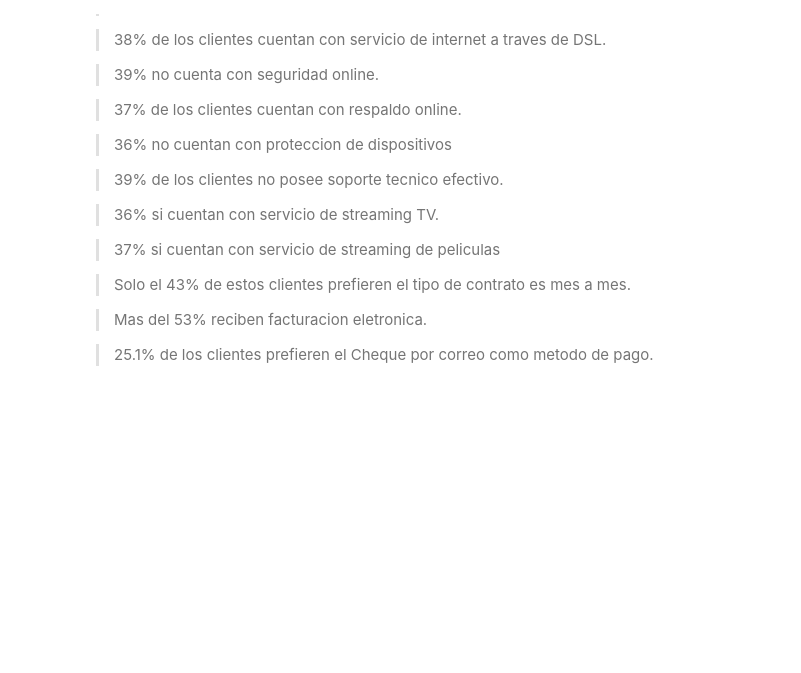
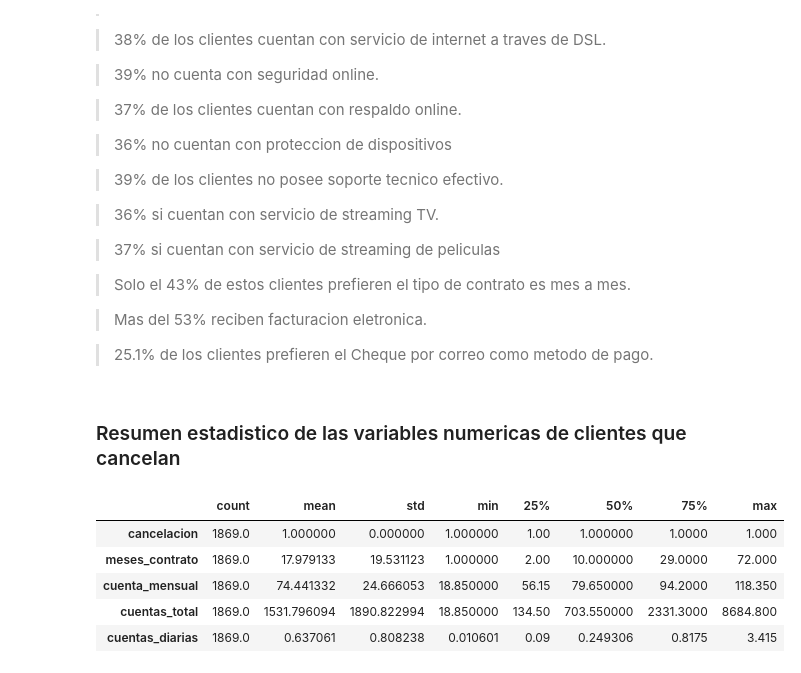
Before and after one commit to jbernalg/challenge_TelecomX, a Jupyter notebook: challenge_telecomx.ipynb, the cells around one changed output. Drawn from its saved outputs; the diff is of its cells as text; code cells hidden in the pictures; blank space fills up the shorter version.

Commit message:
resumen estadistico de clientes que cancelan

```diff
--- a/challenge_telecomx.ipynb
+++ b/challenge_telecomx.ipynb
@@ -796,3 +796,16 @@ df_c_Nocancelaron
 > Mas del 53% reciben facturacion eletronica.
 
 > 25.1% de los clientes prefieren el Cheque por correo como metodo de pago.
+# %% [markdown]
+### Resumen estadistico de las variables numericas de clientes que cancelan
+# %%
+df_n_cancelan = df_exp[df_exp['cancelacion'] == 1]
+df_n_cancelan = df_n_cancelan.describe()
+df_n_cancelan.T
+# %% [output]
+|  | count | mean | std | min | 25% | 50% | 75% | max |
+| cancelacion | 1869.0 | 1.000000 | 0.000000 | 1.000000 | 1.00 | 1.000000 | 1.0000 | 1.000 |
+| meses_contrato | 1869.0 | 17.979133 | 19.531123 | 1.000000 | 2.00 | 10.000000 | 29.0000 | 72.000 |
+| cuenta_mensual | 1869.0 | 74.441332 | 24.666053 | 18.850000 | 56.15 | 79.650000 | 94.2000 | 118.350 |
+| cuentas_total | 1869.0 | 1531.796094 | 1890.822994 | 18.850000 | 134.50 | 703.550000 | 2331.3000 | 8684.800 |
+| cuentas_diarias | 1869.0 | 0.637061 | 0.808238 | 0.010601 | 0.09 | 0.249306 | 0.8175 | 3.415 |
```
Also changed, not shown: parts of 1 cell of this notebook.
